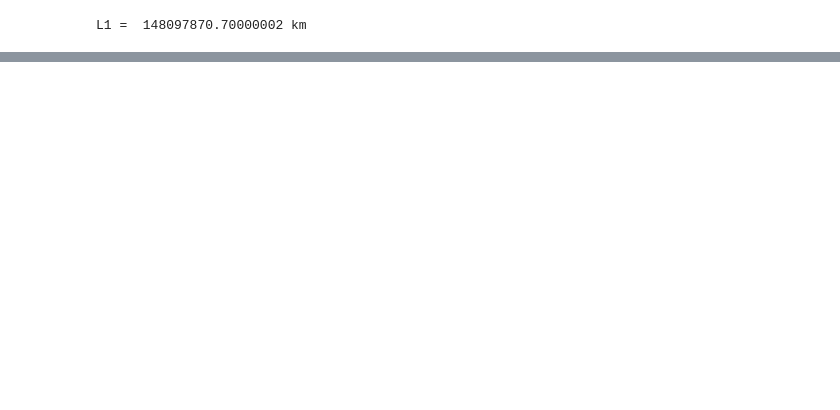
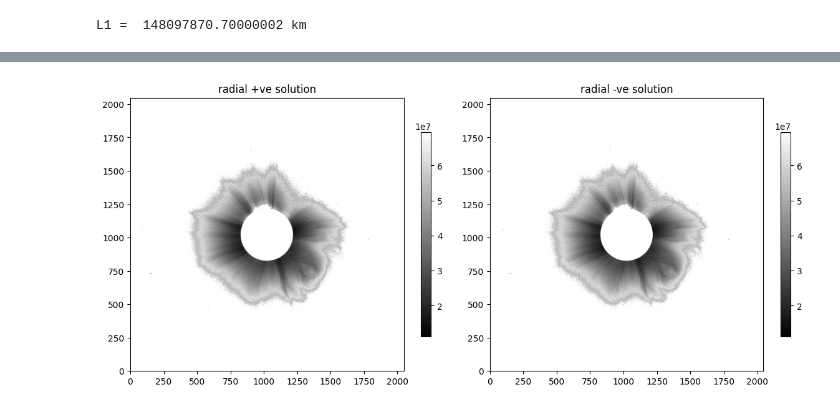
Before and after one commit to punch-mission/vapor, a Jupyter notebook: doc_04_core.ipynb, the cells around one changed output, grey strips where cells are left out. Saved outputs shown, nothing was run; the diff lists cells and outputs as text; code cells hidden in the pictures; blank space fills up the shorter version.

```diff
--- a/doc_04_core.ipynb
+++ b/doc_04_core.ipynb
@@ -140,0 +100,13 @@ con.to_solar_radii
+# %%
+# create data distance data, we will look at r_plu and r_minus in this notebook, which shows distance from the Sun to the scattering point (foreground/background).
+r_front = cor.radial_position_ps(tb_fits, pb_fits)
+r_minus = cor.radial_position_ps(tb_fits, pb_fits, return_key="r_back")
+
+# there's a bad pixel in there, let's clip the data so it's all under 20 solar radii, a realistic values
+sol_radii=695700 #km"
+r_front=con.clean_distance(r_front, 50.0*sol_radii)
+r_minus=con.clean_distance(r_minus, 50.0*sol_radii)
+
+con.show_2_images(r_front, r_minus,  title1="radial +ve solution", title2="radial -ve solution")
+# %% [output]
+[figure, added]
```
Also changed, not shown: parts of 22 cells of this notebook, 43 other files.
